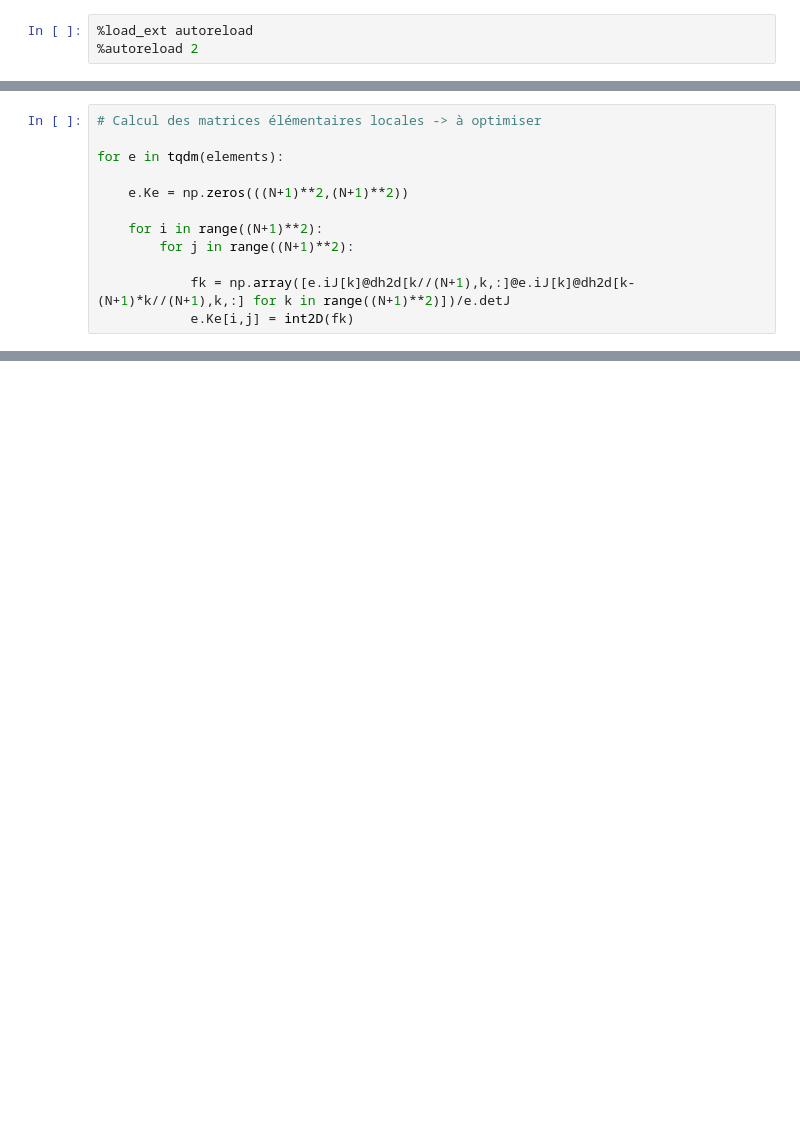
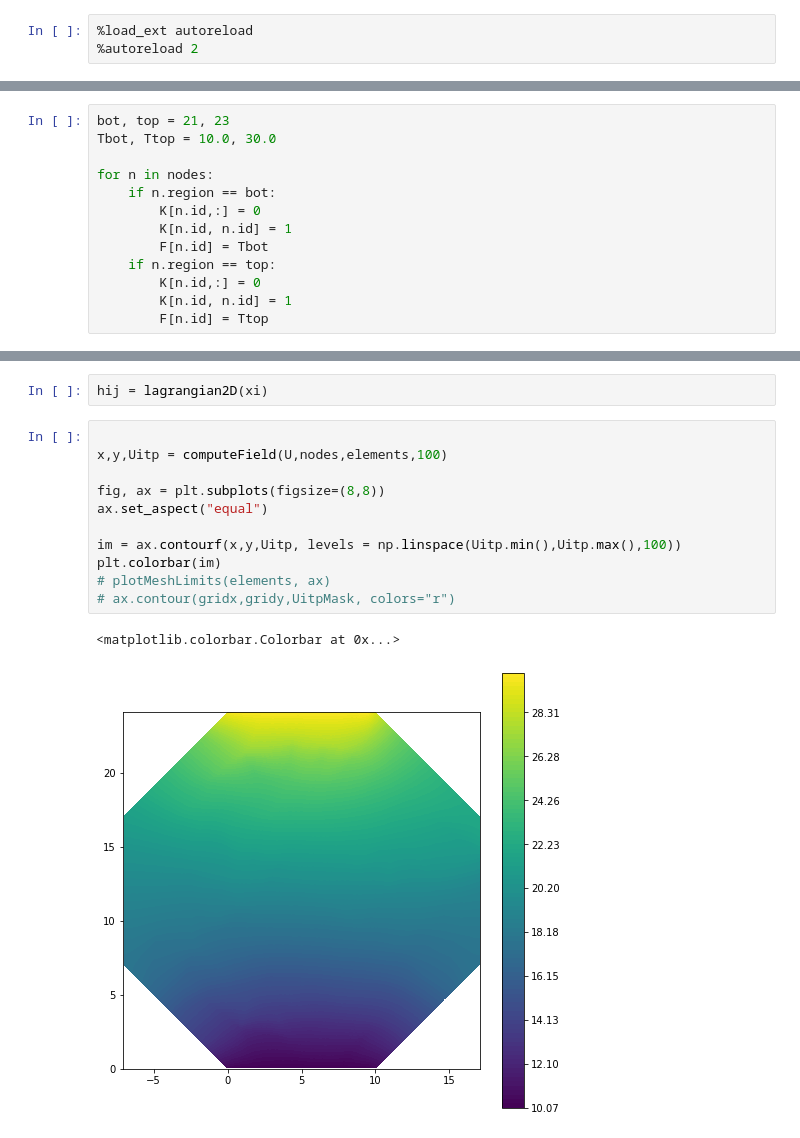
Before and after one commit to sbrisson-sudo/FEM_Elastic_Waves, a Jupyter notebook: src/sem2d.ipynb, the cells around one changed output, grey strips where cells are left out. Cells and saved outputs as stored; diff of their text form; blank space fills up the shorter version.

```diff
--- a/src/sem2d.ipynb
+++ b/src/sem2d.ipynb
@@ -112,12 +41,0 @@ for e in elements:
-# %%
-# Calcul des matrices élémentaires locales -> à optimiser
-
-for e in tqdm(elements):
-
-    e.Ke = np.zeros(((N+1)**2,(N+1)**2))
-
-    for i in range((N+1)**2):
-        for j in range((N+1)**2):
-
-            fk = np.array([e.iJ[k]@dh2d[k//(N+1),k,:]@e.iJ[k]@dh2d[k-(N+1)*k//(N+1),k,:] for k in range((N+1)**2)])/e.detJ
-            e.Ke[i,j] = int2D(fk)
@@ -147 +145,14 @@ Canvas(toolbar=Toolbar(toolitems=[('Home', 'Reset original view', 'home', 'home'
+# %%
+bot, top = 21, 23
+Tbot, Ttop = 10.0, 30.0
+
+for n in nodes:
+    if n.region == bot:
+        K[n.id,:] = 0
+        K[n.id, n.id] = 1
+        F[n.id] = Tbot
+    if n.region == top:
+        K[n.id,:] = 0
+        K[n.id, n.id] = 1
+        F[n.id] = Ttop
 # %%
@@ -183,0 +175,16 @@ LinAlgError: Singular matrix
+# %%
+hij = lagrangian2D(xi)
+# %%
+
+x,y,Uitp = computeField(U,nodes,elements,100)
+
+fig, ax = plt.subplots(figsize=(8,8))
+ax.set_aspect("equal")
+
+im = ax.contourf(x,y,Uitp, levels = np.linspace(Uitp.min(),Uitp.max(),100))
+plt.colorbar(im)
+# plotMeshLimits(elements, ax)
+# ax.contour(gridx,gridy,UitpMask, colors="r")
+# %% [output]
+<matplotlib.colorbar.Colorbar at 0x...>
+[figure, added]
```
Also changed, not shown: parts of 19 cells of this notebook, 5 other files.
